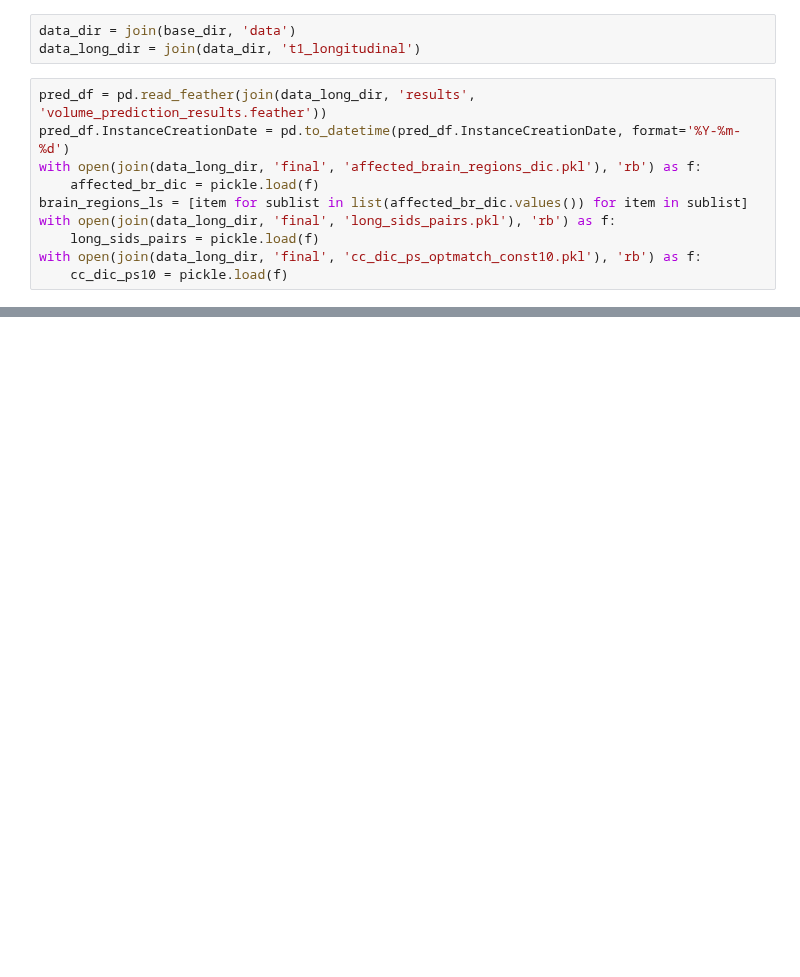
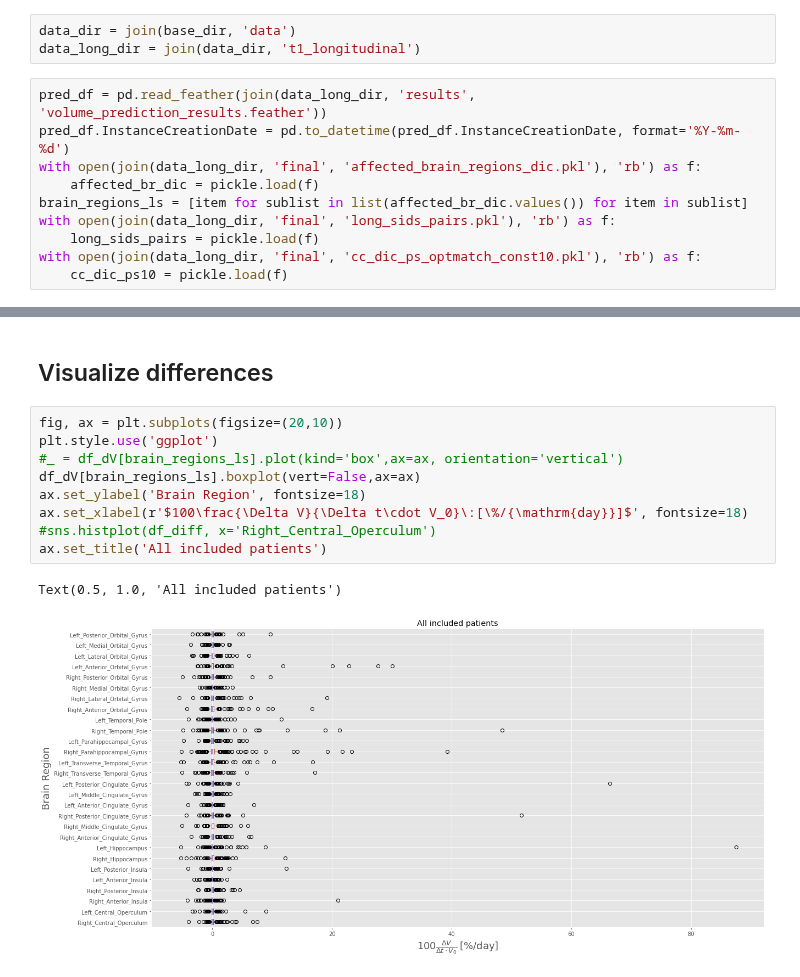
Before and after one commit to Kiril94/Thesis, a Jupyter notebook: cobra/t1_long/run_test.ipynb, the cells around one changed output, grey strips where cells are left out. Cells and saved outputs as stored; diff of their text form; blank space fills up the shorter version.

```diff
--- a/cobra/t1_long/run_test.ipynb
+++ b/cobra/t1_long/run_test.ipynb
@@ -123,0 +43,14 @@ def get_p_value(brain_regions_ls, sids, case_control_dic, pred_df):
+# %% [markdown]
+## Visualize differences
+# %%
+fig, ax = plt.subplots(figsize=(20,10))
+plt.style.use('ggplot')
+#_ = df_dV[brain_regions_ls].plot(kind='box',ax=ax, orientation='vertical')
+df_dV[brain_regions_ls].boxplot(vert=False,ax=ax)
+ax.set_ylabel('Brain Region', fontsize=18)
+ax.set_xlabel(r'$100\frac{\Delta V}{\Delta t\cdot V_0}\:[\%/{\mathrm{day}}]$', fontsize=18)
+#sns.histplot(df_diff, x='Right_Central_Operculum')
+ax.set_title('All included patients')
+# %% [output]
+Text(0.5, 1.0, 'All included patients')
+[figure, added]
```
Also changed, not shown: parts of 13 cells of this notebook, 2 other files.
